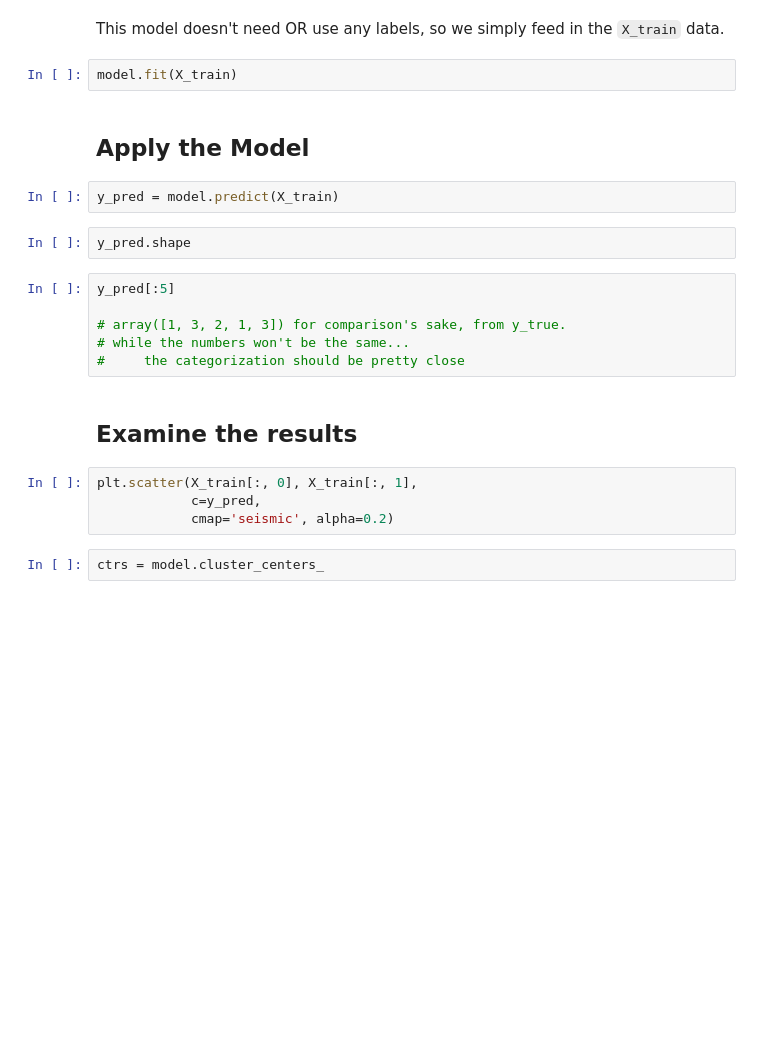
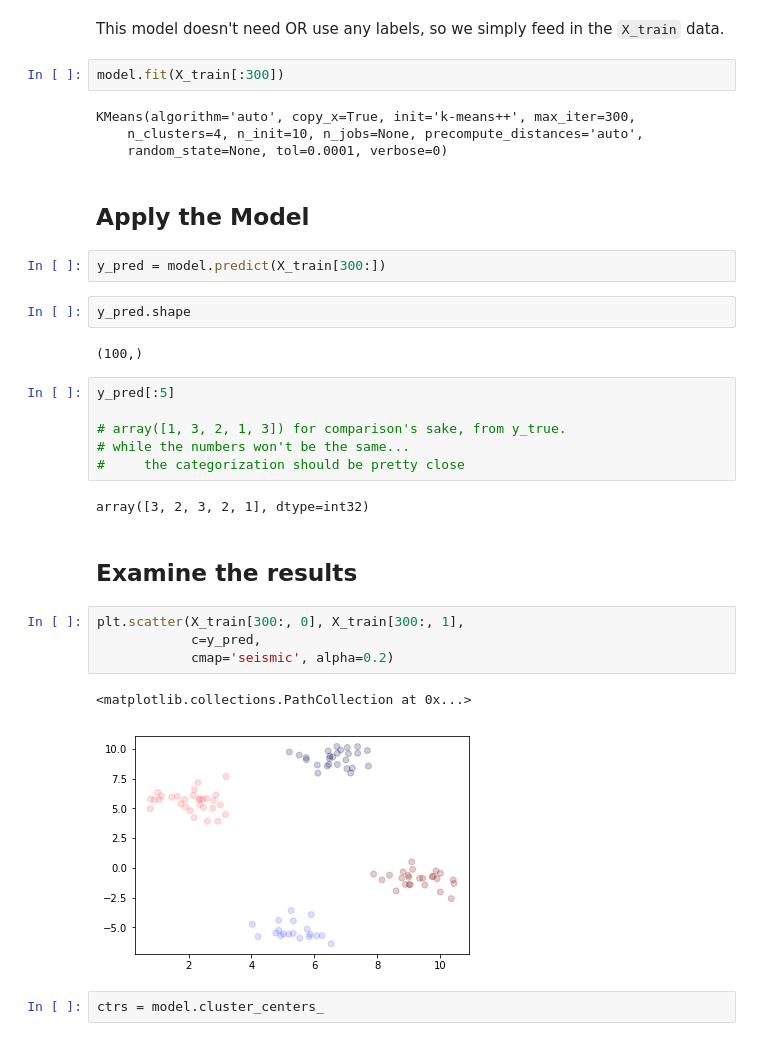
Before and after one commit to chalmerlowe/machine_learning, a Jupyter notebook: 05_neighbors/05_neighbors.ipynb, the cells around one changed output. Cells and saved outputs as stored; diff of their text form; blank space fills up the shorter version.

Commit message:
updated kmeans

```diff
--- a/05_neighbors/05_neighbors.ipynb
+++ b/05_neighbors/05_neighbors.ipynb
@@ -132,25 +144,36 @@ KMeans(
 # %% [markdown]
 This model doesn't need OR use any labels, so we simply feed in the `X_train` data.
 # %%
-model.fit(X_train)
+model.fit(X_train[:300])
+# %% [output]
+KMeans(algorithm='auto', copy_x=True, init='k-means++', max_iter=300,
+    n_clusters=4, n_init=10, n_jobs=None, precompute_distances='auto',
+    random_state=None, tol=0.0001, verbose=0)
 # %% [markdown]
 ## Apply the Model
 # %%
-y_pred = model.predict(X_train)
+y_pred = model.predict(X_train[300:])
 # %%
 y_pred.shape
+# %% [output]
+(100,)
 # %%
 y_pred[:5]
 
 # array([1, 3, 2, 1, 3]) for comparison's sake, from y_true.
 # while the numbers won't be the same...
 #     the categorization should be pretty close
+# %% [output]
+array([3, 2, 3, 2, 1], dtype=int32)
 # %% [markdown]
 ## Examine the results
 # %%
-plt.scatter(X_train[:, 0], X_train[:, 1],
+plt.scatter(X_train[300:, 0], X_train[300:, 1],
             c=y_pred,
             cmap='seismic', alpha=0.2)
+# %% [output]
+<matplotlib.collections.PathCollection at 0x...>
+[figure, added]
 # %%
 ctrs = model.cluster_centers_
 # %%
```
Also changed, not shown: parts of 15 cells of this notebook.
